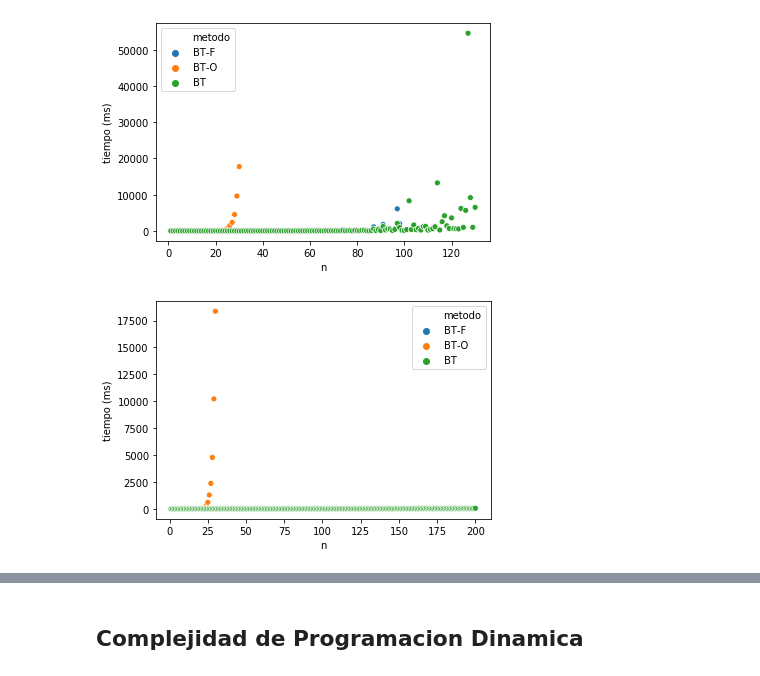
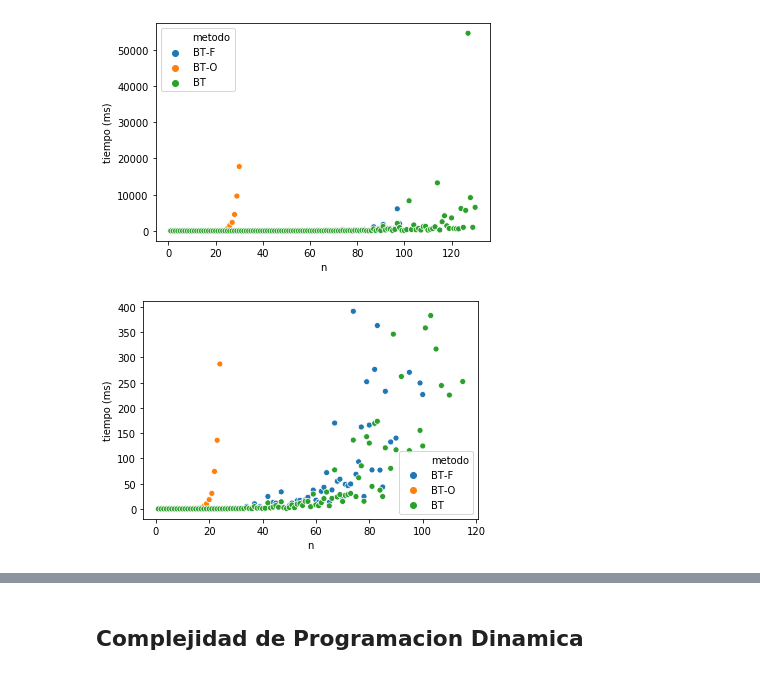
Before and after one commit to Jantalus/Algoritmos3TP1, a Jupyter notebook: python/Analisis.ipynb, the cells around one changed output, grey strips where cells are left out. Cells and saved outputs as stored; diff of their text form; code cells hidden in the pictures.

Commit message:
graficos3

```diff
--- a/python/Analisis.ipynb
+++ b/python/Analisis.ipynb
@@ -101,14 +126,15 @@ plt.savefig("graficos/bt-podas-fuertes.svg");
 # %% [output]
 [figure]
 # %%
-# Para objetos debiles
-
-df_BT_fuertes = df_resultados[((df_resultados["metodo"] == "BT-F") | (df_resultados["metodo"] == "BT-O")) & (df_resultados["dataset"] == "ratio-resistenciam1")].copy();
-df_BT_fuertes2 = df_resultados2[(df_resultados2["metodo"]=="BT") & (df_resultados2["dataset"] == "ratio-resistenciam1")].copy();
+#Veamos un poquito mas de cerca
+# Para objetos fuertes
+df_BT_fuertes = df_resultados[((df_resultados["metodo"] == "BT-F") | (df_resultados["metodo"] == "BT-O")) & (df_resultados["dataset"] == "ratio-resistenciaM1")].copy();
+df_BT_fuertes2 = df_resultados2[(df_resultados2["metodo"]=="BT") & (df_resultados2["dataset"] == "ratio-resistenciaM1")].copy();
 df_BT_fuertes = pd.concat([df_BT_fuertes, df_BT_fuertes2])
-#df_BT_fuertes = df_BT_fuertes[df_BT_fuertes["tiempo"] < 2000]; # Sacamos outliers.
+df_BT_fuertes = df_BT_fuertes[df_BT_fuertes["tiempo"] < 400]
 fig = sns.scatterplot(data=df_BT_fuertes, x='n', y='tiempo', hue='metodo');
 fig.set(xlabel='n', ylabel='tiempo (ms)');
-plt.savefig("graficos/bt-podas-debiles.svg");
+plt.savefig("graficos/bt-podas-fuertes.svg");
+plt.savefig("graficos/bt-podas-debiles-cerca.svg");
 # %% [output]
-[figure, old version]
+[figure, new version]
```
Also changed, not shown: parts of 5 cells of this notebook, 3 other files.
